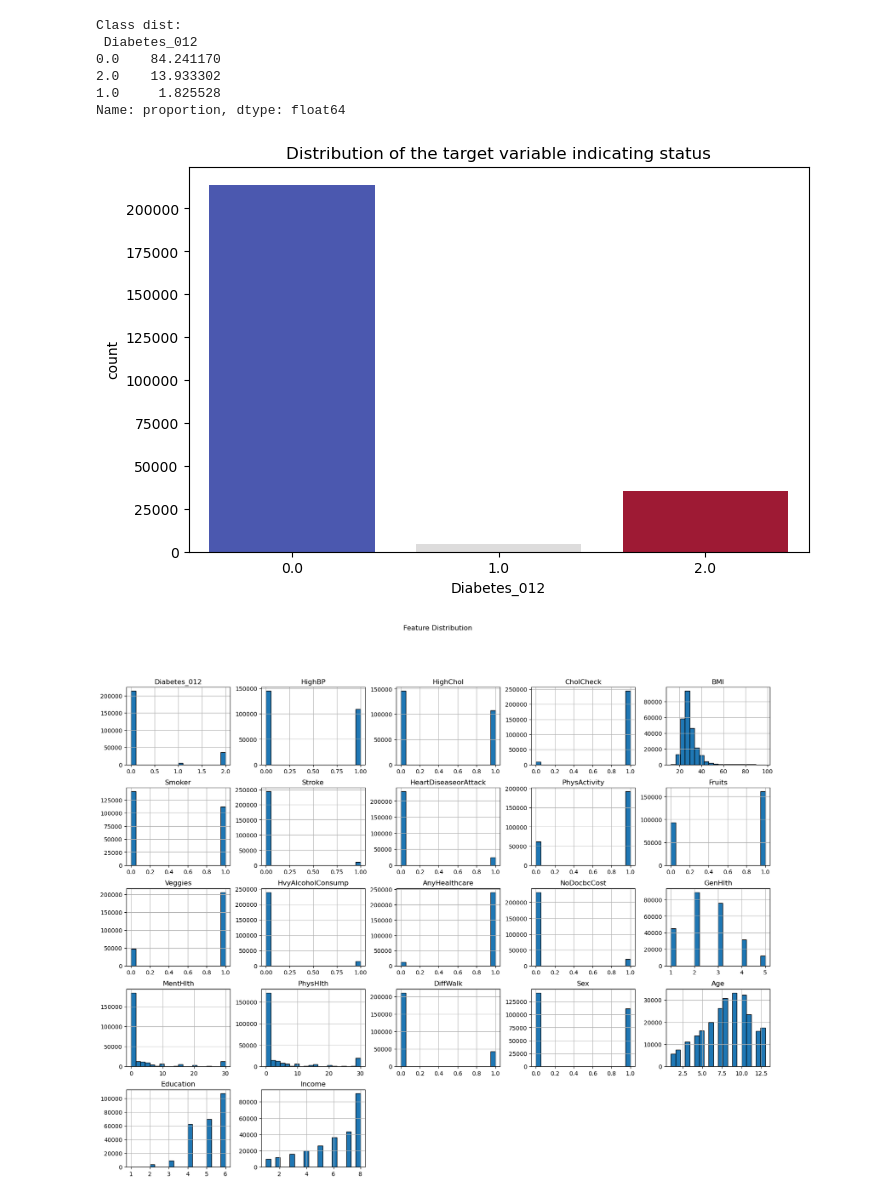
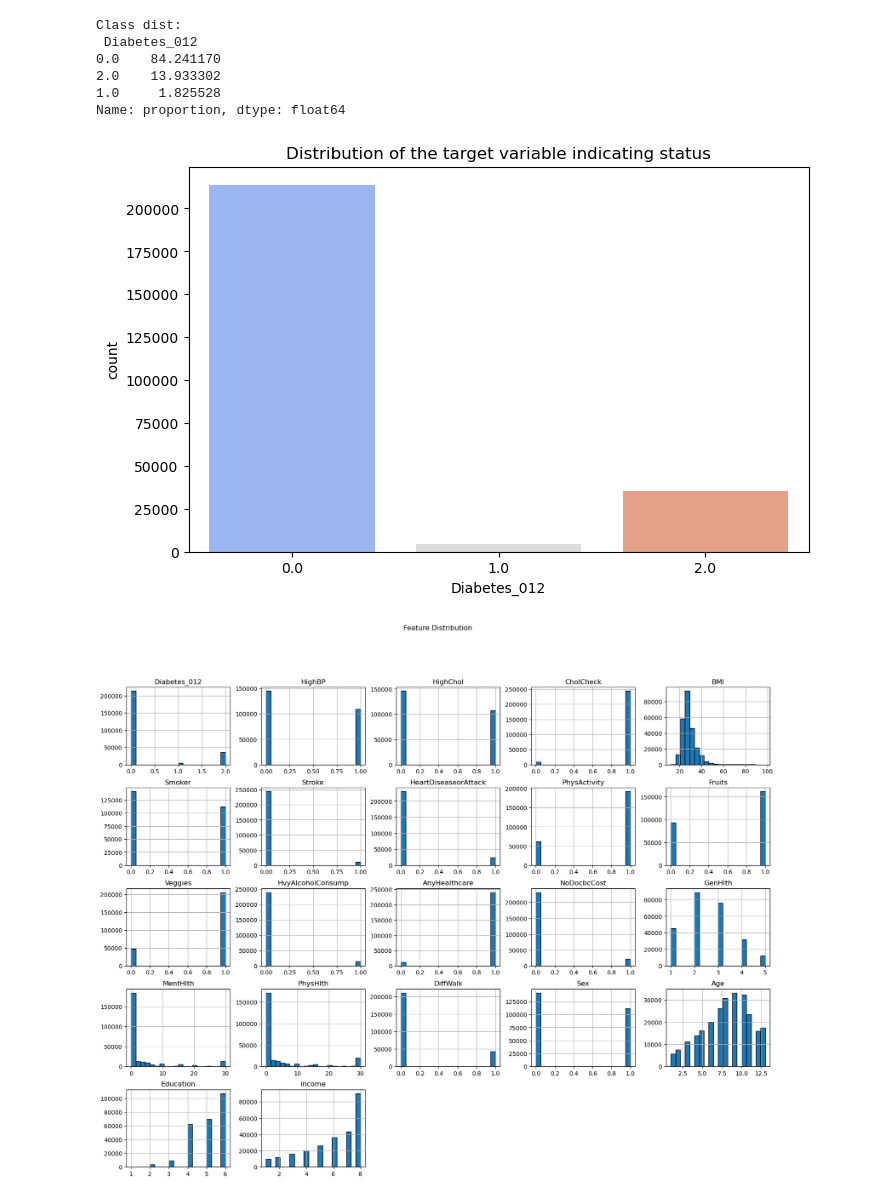
Before and after one commit to QHCeng/AML, a Jupyter notebook: main.ipynb, the cells around one changed output. Cells and saved outputs as stored; diff of their text form; code cells hidden in the pictures.

```diff
--- a/main.ipynb
+++ b/main.ipynb
@@ -55,12 +64,11 @@ Name: proportion, dtype: float64
 # %%
 # Class dist for the target feature
 plt.figure(figsize=(8,5))
-ax = sns.countplot(x=df['Diabetes_012'],hue=df['Diabetes_012'],palette='coolwarm')
-ax.legend_.remove()
+sns.countplot(x=df['Diabetes_012'],palette='coolwarm')
 plt.title('Distribution of the target variable indicating status')
 plt.show()
 # %% [output]
-[figure, old version]
+[figure, new version]
 # %%
 # Feature distributions
 df.hist(figsize=(20,15),bins=20,edgecolor='black')
```
Also changed, not shown: parts of 16 cells of this notebook.
